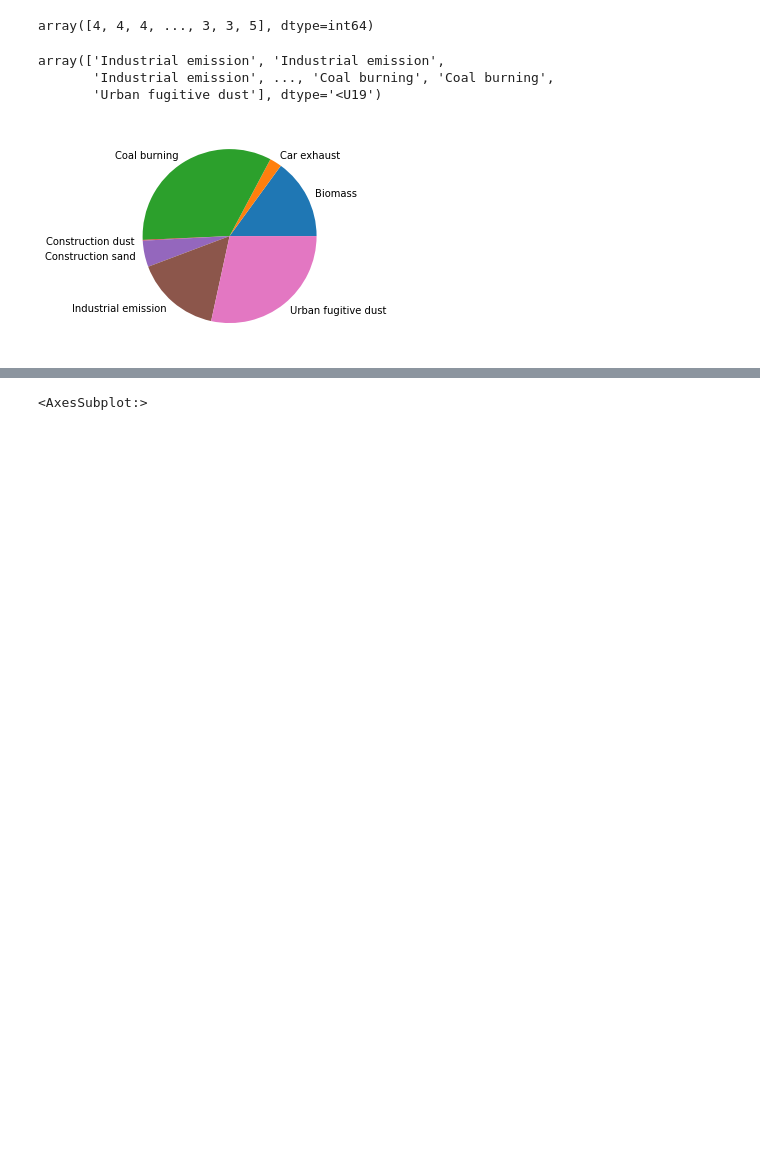
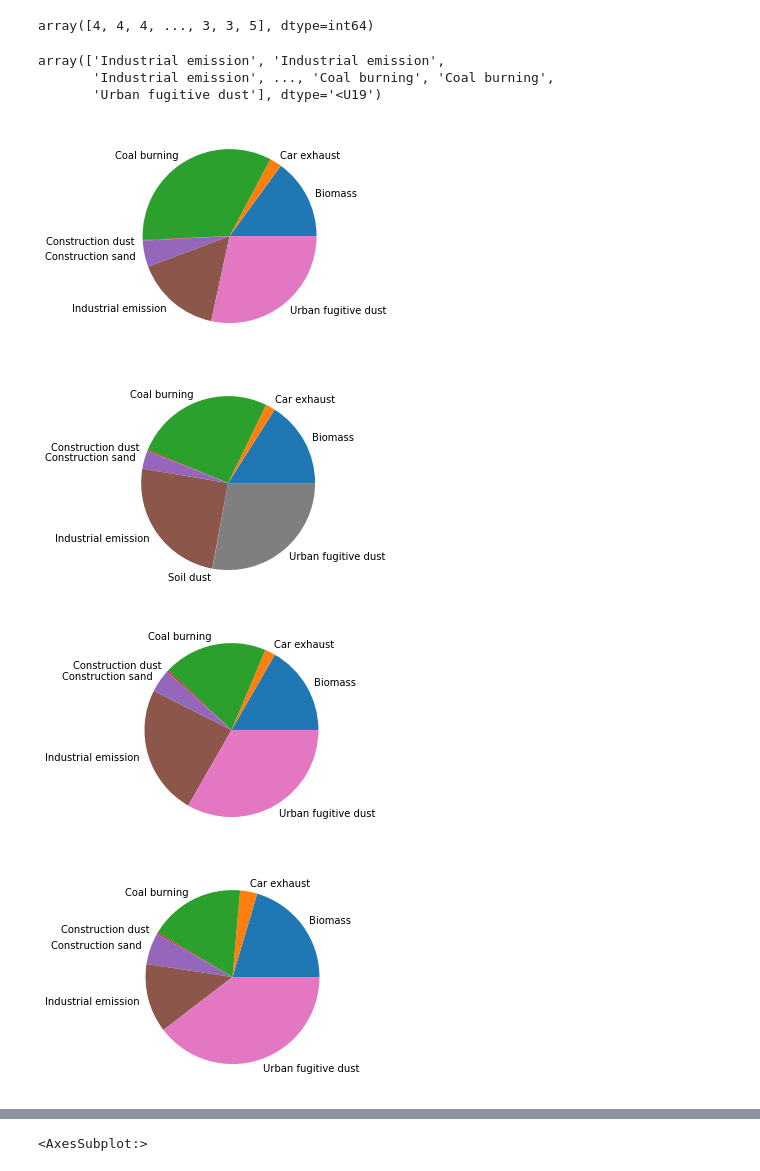
Before and after one commit to gbland0725/PMSources, a Jupyter notebook: src/examplepackage/RandomProjectandLDA.ipynb, the cells around one changed output, grey strips where cells are left out. Saved outputs shown, nothing was run; the diff lists cells and outputs as text; code cells hidden in the pictures; blank space fills up the shorter version.

```diff
--- a/src/examplepackage/RandomProjectandLDA.ipynb
+++ b/src/examplepackage/RandomProjectandLDA.ipynb
@@ -324,9 +326,12 @@ for j in Qian2016keys:
                                                   Sourceprob[index(clustersdata[4], i)[0]: index(clustersdata[4], i)[1]], 'cityblock'))
     tvdistanceQian20161.append(tvmid)
 # %%
-Qian2016avg = np.zeros([2130, 8])
-for i,j in enumerate(tvdistanceQian20161[0]):
-    Qian2016avg[:,i] = np.average(j, axis = 1)
+Qian2016avglist = []
+for l in tvdistanceQian20161:
+    Qian2016avg = np.zeros([len(l[0]), 8])
+    for i,j in enumerate(l):
+        Qian2016avg[:,i] = np.average(j, axis = 1)
+    Qian2016avglist.append(Qian2016avg)
 # %%
 #get the maximum for each source
 Qian2016avg.argmin(axis=1)
@@ -341,9 +346,15 @@ array(['Industrial emission', 'Industrial emission',
        'Urban fugitive dust'], dtype='<U19')
 # %%
 #get the counts and unique sources
-unique, unique_counts = np.unique(np.array([Sourcekeys[i] for i in Qian2016avg.argmin(axis=1)]), return_counts = True)
+uniquelist = []
+for j in Qian2016avglist:
+    uniquelist.append(np.unique(np.array([Sourcekeys[i] for i in j.argmin(axis=1)]), return_counts = True))
-# %%
-plt.pie(unique_counts/unique_counts.sum(), labels = unique)
-plt.show()
-# %% [output]
-[figure, removed]
+# %%
+for i in uniquelist:
+    plt.pie(i[1]/i[1].sum(), labels = i[0])
+    plt.show()
+# %% [output]
+[figure, added]
+[figure, added]
+[figure, added]
+[figure, added]
```
Also changed, not shown: parts of 2 cells of this notebook, 1 other file.
